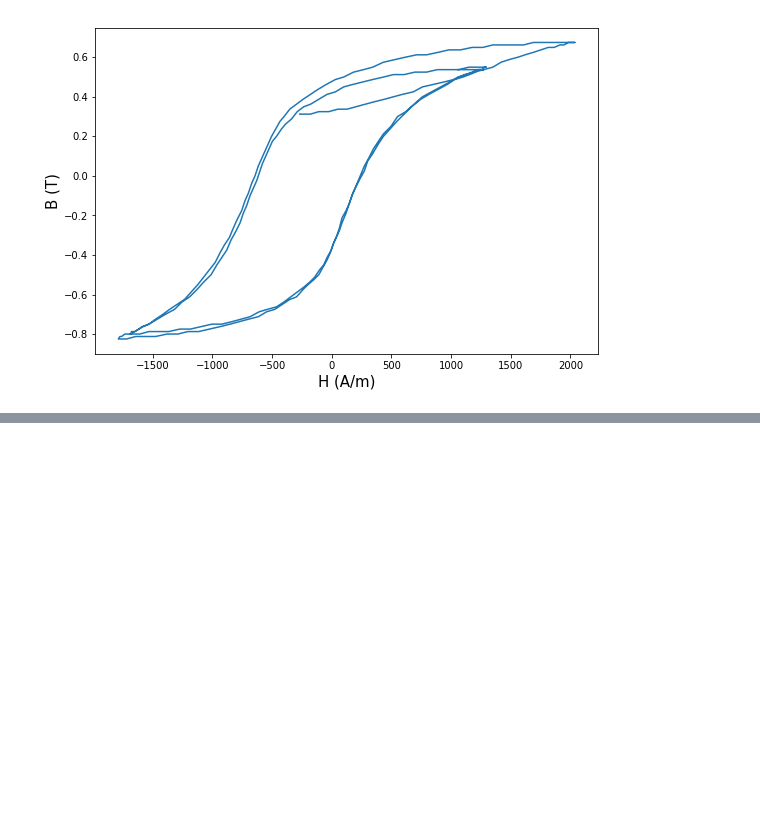
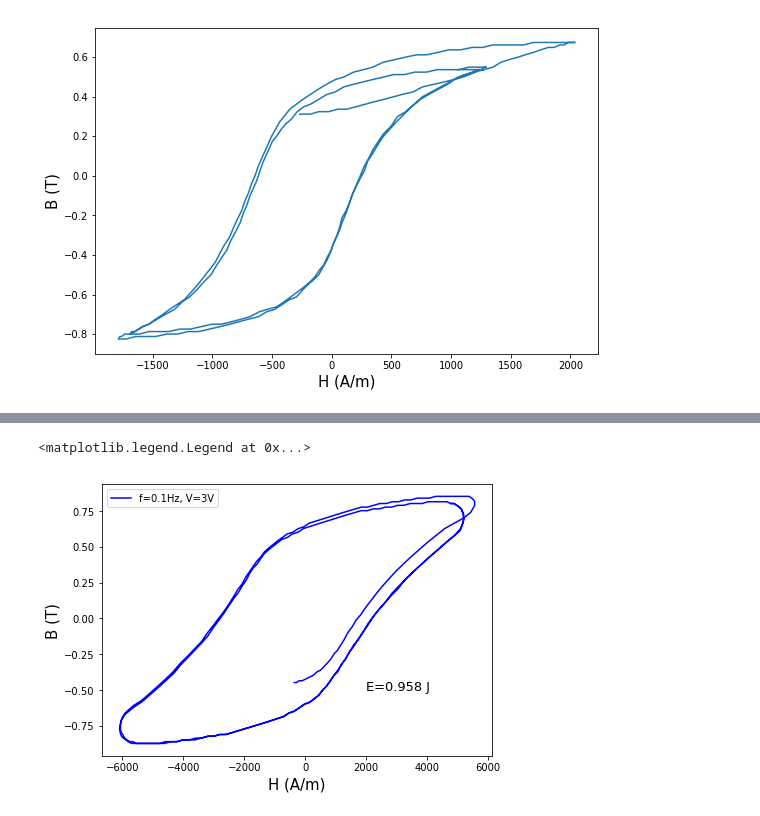
Before and after one commit to diegotg2000/Hist-resis-, a Jupyter notebook: Analisis.ipynb, the cells around one changed output, grey strips where cells are left out. Drawn from its saved outputs; the diff is of its cells as text; code cells hidden in the pictures; blank space fills up the shorter version.

```diff
--- a/Analisis.ipynb
+++ b/Analisis.ipynb
@@ -62,0 +65,27 @@ for nombre in NOMBRES:
+# %%
+N=500
+L=0.072
+A=0.0016
+
+plt.figure(figsize=(7,5))
+
+I=np.loadtxt('nucleoInutil.txt', usecols=0)
+Phi=np.loadtxt('nucleoInutil.txt', usecols=1)
+
+I=I-np.mean(I)
+Phi=Phi-np.mean(Phi)
+
+#H=NI/L Phi=NAB --> B=Phi/(NA)
+
+H=N*I/L
+B=Phi/(N*A)
+
+
+plt.plot(H,B, label='f=0.1Hz, V=3V', c='blue')
+plt.xlabel('H (A/m)', fontsize=15)
+plt.ylabel('B (T)', fontsize=15)
+plt.text(2000,-0.5, 'E='+str(0.958)+' J', fontsize=13)
+plt.legend()
+# %% [output]
+<matplotlib.legend.Legend at 0x...>
+[figure, added]
```
Also changed, not shown: parts of 2 cells of this notebook.
